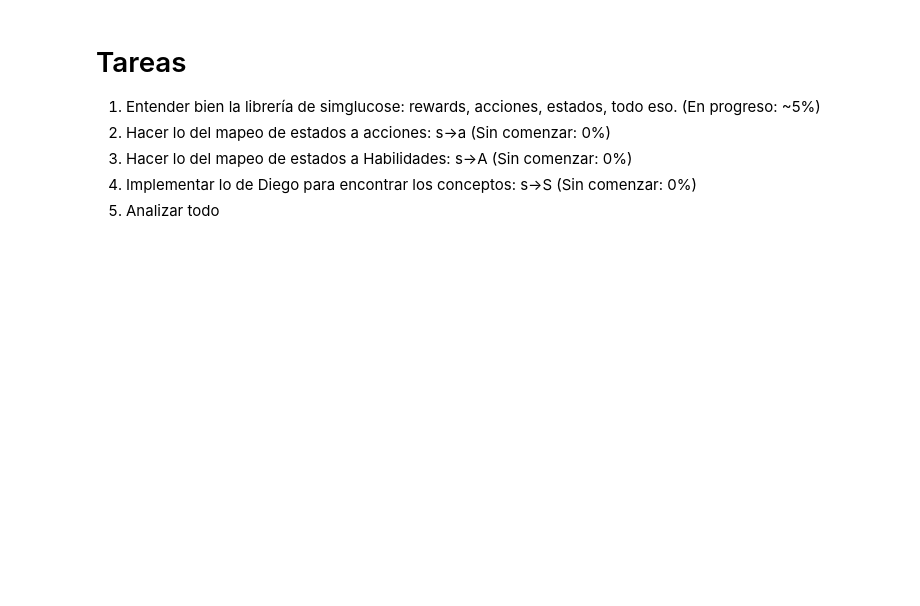
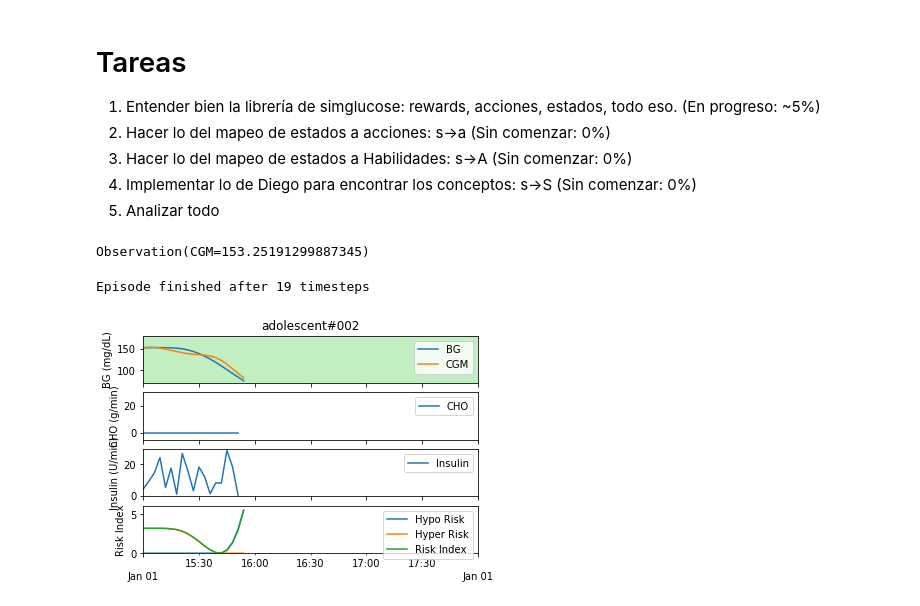
Before and after one commit to jdmedinatobon/tesis, a Jupyter notebook: tesis.ipynb, the cells around one changed output. Cells and saved outputs as stored; diff of their text form; code cells hidden in the pictures; blank space fills up the shorter version.

```diff
--- a/tesis.ipynb
+++ b/tesis.ipynb
@@ -18,0 +38,24 @@ import simglucose
+# %%
+env = gym.make('simglucose-adolescent2-v0')
+
+observation = env.reset()
+print(observation)
+for t in range(100):
+    env.render(mode='human')
+    # Action in the gym environment is a scalar
+    # representing the basal insulin, which differs from
+    # the regular controller action outside the gym
+    # environment (a tuple (basal, bolus)).
+    # In the perfect situation, the agent should be able
+    # to control the glucose only through basal instead
+    # of asking patient to take bolus
+    action = env.action_space.sample()
+    observation, reward, done, info = env.step(action)
+
+    if done:
+        print("Episode finished after {} timesteps".format(t + 1))
+        break
+# %% [output]
+Observation(CGM=153.25191299887345)
+Episode finished after 19 timesteps
+[figure, added]
```
Also changed, not shown: parts of 3 cells of this notebook, 2 other files.
